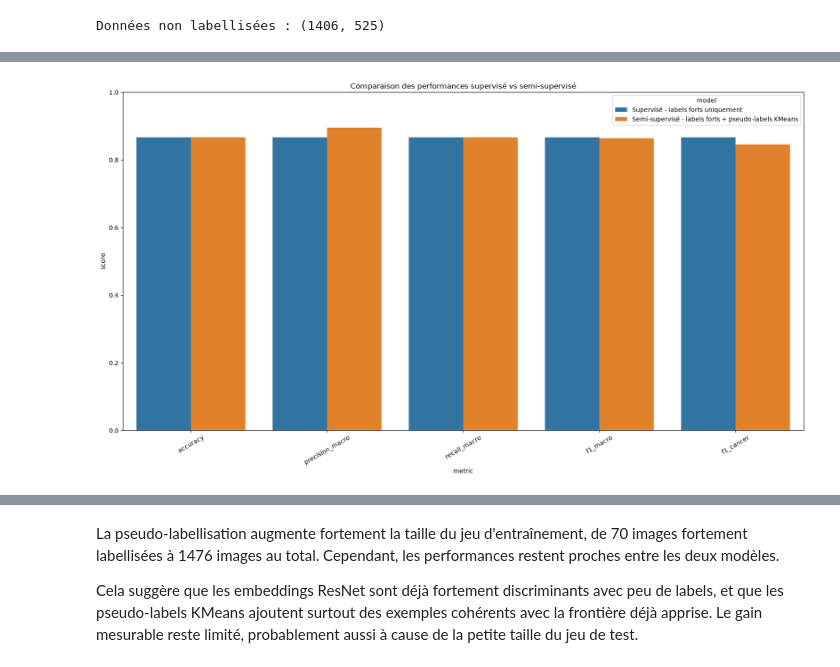
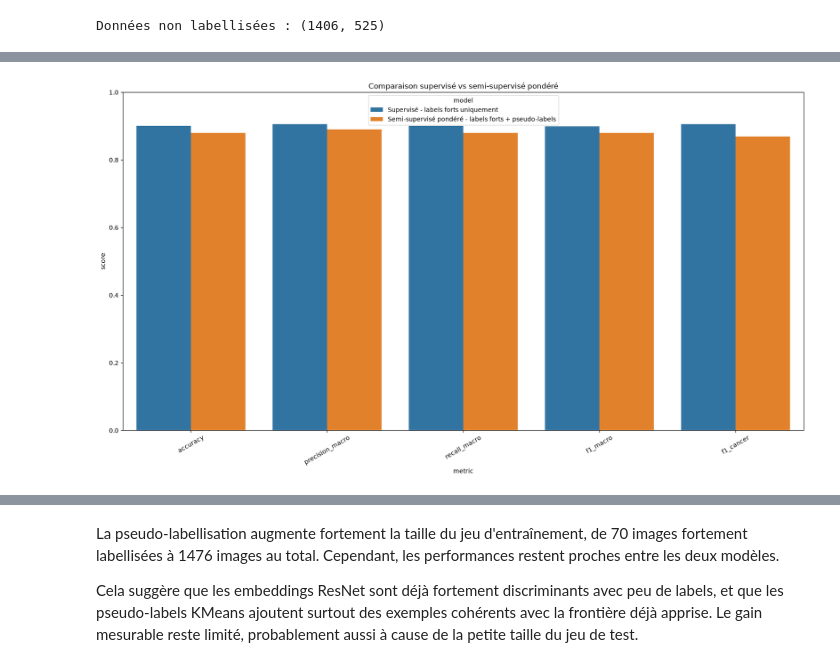
Before and after one commit to louischen-dotfr/LC_10, a Jupyter notebook: 4_modeling.ipynb, the cells around one changed output, grey strips where cells are left out. Drawn from its saved outputs; the diff is of its cells as text; code cells hidden in the pictures.

```diff
--- a/4_modeling.ipynb
+++ b/4_modeling.ipynb
@@ -223,7 +245 @@ normal    585
 Name: count, dtype: int64
-# %%
-# Garder seulement les pseudo-labels exploitables
-pseudo_labeled_df = unknown_df.dropna(subset=["pseudo_label"]).copy()
-
-print("Pseudo-labels conservés :", pseudo_labeled_df.shape)
-display(pseudo_labeled_df["pseudo_label"].value_counts())
@@ -236,10 +246,12 @@ Name: count, dtype: int64
 # %%
-# Construire le train semi-supervisé
+# Construire le train semi-supervisé avec pondération
 train_strong_for_semi = train_strong_df.copy()
 train_strong_for_semi["training_label"] = train_strong_for_semi["label"]
+train_strong_for_semi["sample_weight"] = 1.0
 
 pseudo_labeled_for_semi = pseudo_labeled_df.copy()
 pseudo_labeled_for_semi["training_label"] = pseudo_labeled_for_semi["pseudo_label"]
+pseudo_labeled_for_semi["sample_weight"] = 0.2
 
 semi_train_df = pd.concat(
     [train_strong_for_semi, pseudo_labeled_for_semi],
@@ -248,7 +260,10 @@ semi_train_df = pd.concat(
 
 X_train_semi = semi_train_df[feature_columns].values
 y_train_semi = semi_train_df["training_label"].values
+sample_weight_semi = semi_train_df["sample_weight"].values
 
-print("Train semi-supervisé :", X_train_semi.shape)
-display(pd.Series(y_train_semi).value_counts())
+print("Train supervisé :", len(train_strong_df))
+print("Train semi-supervisé :", len(semi_train_df))
+display(semi_train_df["training_label"].value_counts())
+display(semi_train_df["sample_weight"].value_counts())
 # %% [output]
@@ -269,19 +290,24 @@ Nombre d'images du test présentes dans le train semi-supervisé : 0
 # %%
-# Entraîner le modèle semi-supervisé
-semi_supervised_model = LogisticRegression(
-    max_iter=1000,
-    class_weight="balanced",
-    random_state=42
+# Entraîner le modèle semi-supervisé pondéré
+semi_supervised_model = make_pipeline(
+    StandardScaler(),
+    LogisticRegression(
+        max_iter=2000,
+        class_weight="balanced",
+        random_state=42
+    )
 )
 
-semi_supervised_model.fit(X_train_semi, y_train_semi)
+semi_supervised_model.fit(
+    X_train_semi,
+    y_train_semi,
+    logisticregression__sample_weight=sample_weight_semi
+)
 
-semi_supervised_metrics = evaluate_model(
+semi_supervised_metrics, semi_supervised_pred = evaluate_model(
     semi_supervised_model,
     X_test,
     y_test,
-    "Semi-supervisé - labels forts + pseudo-labels KMeans"
+    "Semi-supervisé pondéré - labels forts + pseudo-labels"
 )
-
-semi_supervised_metrics
 # %% [output]
@@ -316,21 +336,21 @@ display(metrics_df)
 # %%
 metrics_long = metrics_df.melt(
     id_vars="model",
     value_vars=["accuracy", "precision_macro", "recall_macro", "f1_macro", "f1_cancer"],
     var_name="metric",
     value_name="score"
 )
 
 plt.figure(figsize=(20, 10))
 sns.barplot(
     data=metrics_long,
     x="metric",
     y="score",
     hue="model"
 )
 plt.ylim(0, 1)
-plt.title("Comparaison des performances supervisé vs semi-supervisé")
+plt.title("Comparaison supervisé vs semi-supervisé pondéré")
 plt.xticks(rotation=30)
 plt.show()
 # %% [output]
-[figure, old version]
+[figure, new version]
```
Also changed, not shown: parts of 22 cells of this notebook, 11 other files.
